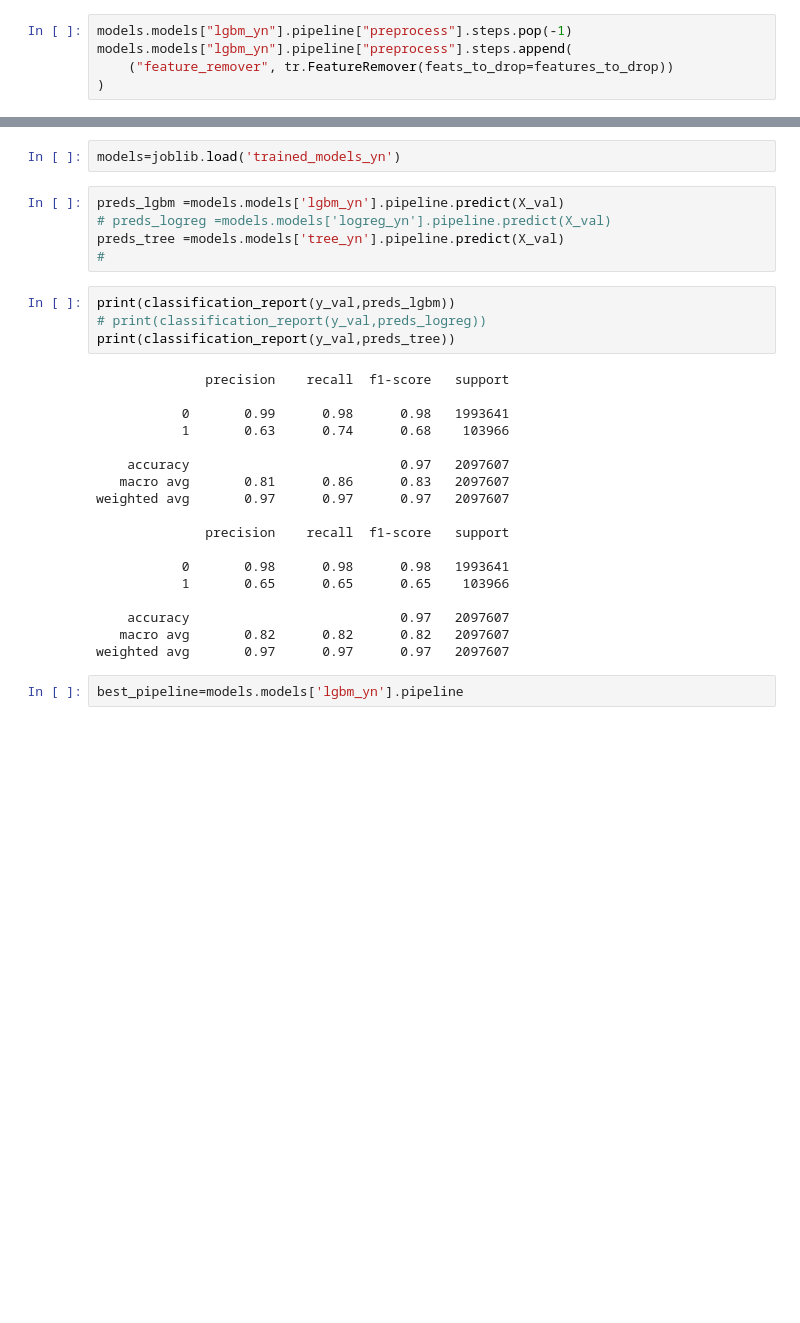
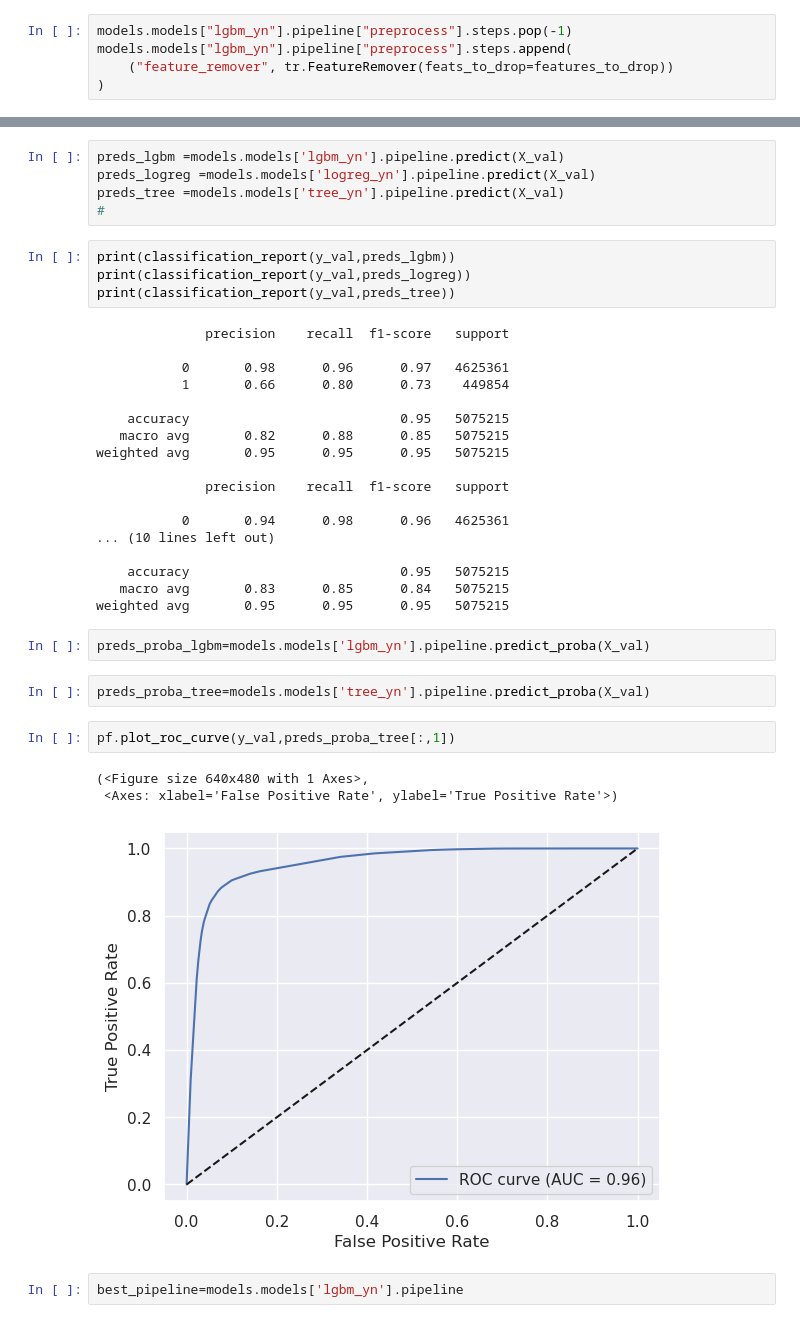
Before and after one commit to gediminas-skvarnavicius/lending-club, a Jupyter notebook: model_1_accepted_rejected.ipynb, the cells around one changed output, grey strips where cells are left out. Cells and saved outputs as stored; diff of their text form; blank space fills up the shorter version.

```diff
--- a/model_1_accepted_rejected.ipynb
+++ b/model_1_accepted_rejected.ipynb
@@ -373,32 +427,40 @@ models.models['logreg_yn'].best_params
-# %%
-models=joblib.load('trained_models_yn')
 # %%
 preds_lgbm =models.models['lgbm_yn'].pipeline.predict(X_val)
-# preds_logreg =models.models['logreg_yn'].pipeline.predict(X_val)
+preds_logreg =models.models['logreg_yn'].pipeline.predict(X_val)
 preds_tree =models.models['tree_yn'].pipeline.predict(X_val)
 #
 # %%
 print(classification_report(y_val,preds_lgbm))
-# print(classification_report(y_val,preds_logreg))
+print(classification_report(y_val,preds_logreg))
 print(classification_report(y_val,preds_tree))
 # %% [output]
               precision    recall  f1-score   support
 
-           0       0.99      0.98      0.98   1993641
-           1       0.63      0.74      0.68    103966
+           0       0.98      0.96      0.97   4625361
+           1       0.66      0.80      0.73    449854
 
-    accuracy                           0.97   2097607
-   macro avg       0.81      0.86      0.83   2097607
-weighted avg       0.97      0.97      0.97   2097607
+    accuracy                           0.95   5075215
+   macro avg       0.82      0.88      0.85   5075215
+weighted avg       0.95      0.95      0.95   5075215
 
               precision    recall  f1-score   support
 
-           0       0.98      0.98      0.98   1993641
-           1       0.65      0.65      0.65    103966
+           0       0.94      0.98      0.96   4625361
+... (10 lines left out)
 
-    accuracy                           0.97   2097607
-   macro avg       0.82      0.82      0.82   2097607
-weighted avg       0.97      0.97      0.97   2097607
+    accuracy                           0.95   5075215
+   macro avg       0.83      0.85      0.84   5075215
+weighted avg       0.95      0.95      0.95   5075215
+# %%
+preds_proba_lgbm=models.models['lgbm_yn'].pipeline.predict_proba(X_val)
+# %%
+preds_proba_tree=models.models['tree_yn'].pipeline.predict_proba(X_val)
+# %%
+pf.plot_roc_curve(y_val,preds_proba_tree[:,1])
+# %% [output]
+(<Figure size 640x480 with 1 Axes>,
+ <Axes: xlabel='False Positive Rate', ylabel='True Positive Rate'>)
+[figure, added]
 # %%
 best_pipeline=models.models['lgbm_yn'].pipeline
 # %%
```
Also changed, not shown: parts of 13 cells of this notebook, 2 other files.
